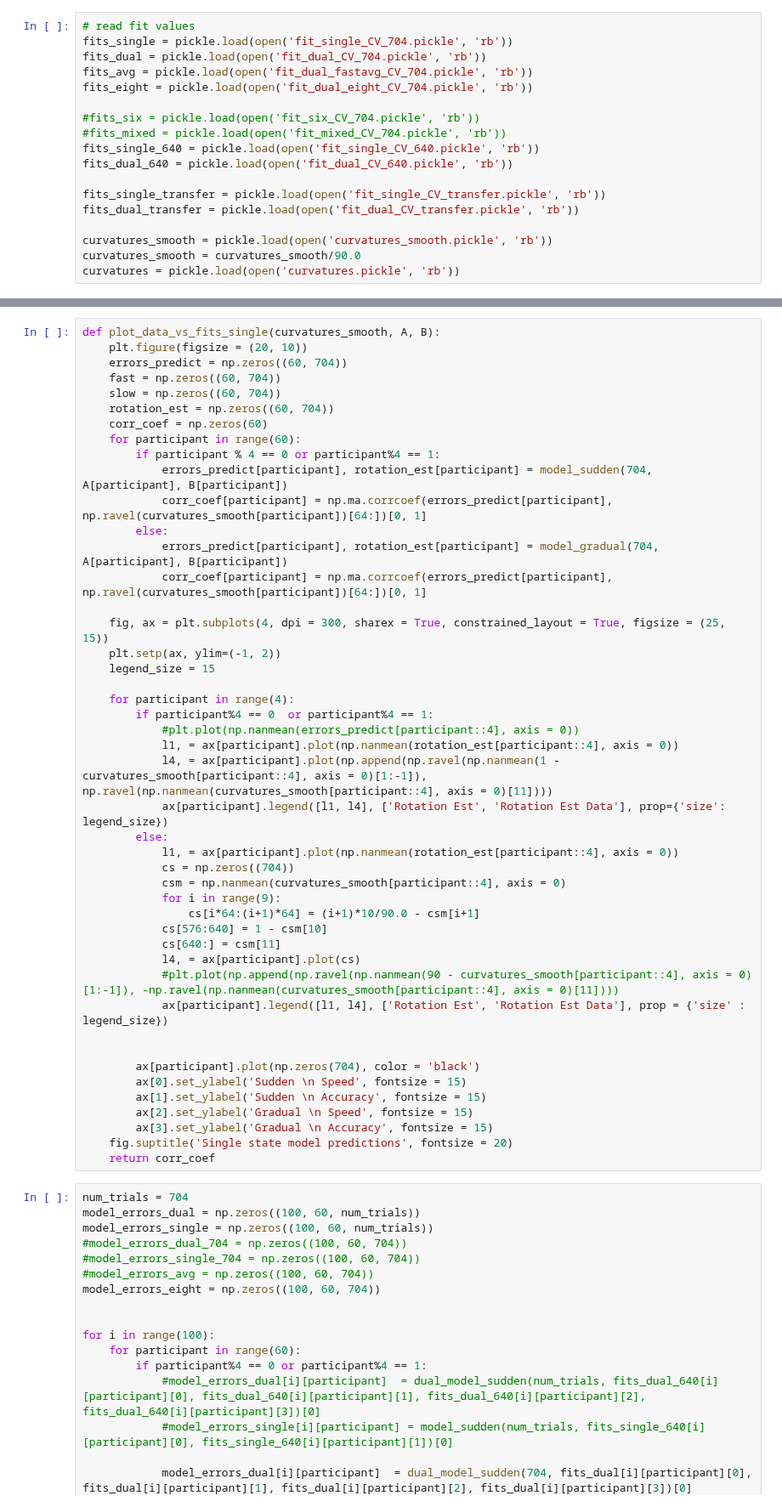
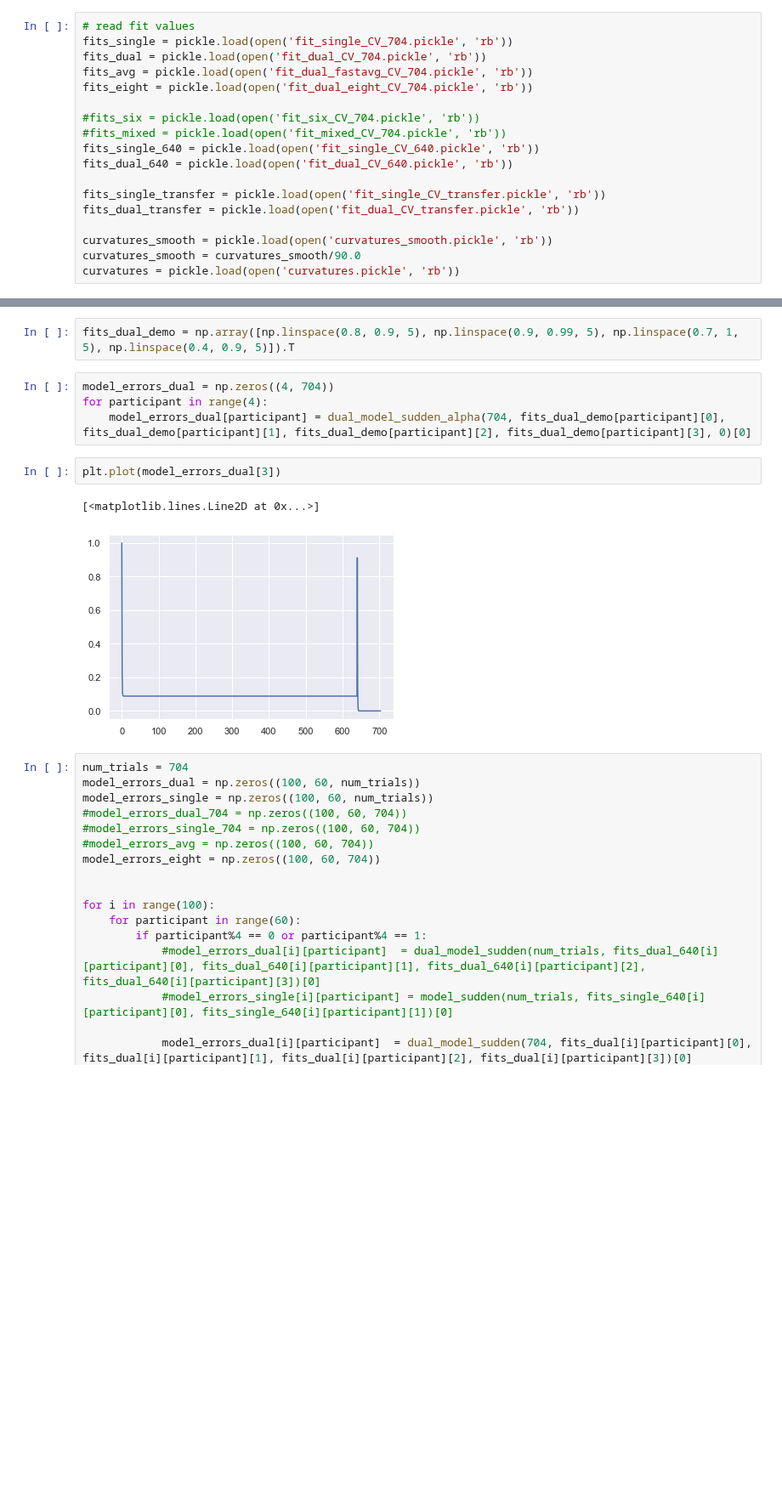
Before and after one commit to tejas-savalia/Lab-Codes, a Jupyter notebook: Psychtoolbox/Visuomotor_Adaptation_Tablet/python_scripts/model_comparisons.ipynb, the cells around one changed output, grey strips where cells are left out. Shown at 85% size. Saved outputs shown, nothing was run; the diff lists cells and outputs as text; blank space fills up the shorter version.

```diff
--- a/Psychtoolbox/Visuomotor_Adaptation_Tablet/python_scripts/model_comparisons.ipynb
+++ b/Psychtoolbox/Visuomotor_Adaptation_Tablet/python_scripts/model_comparisons.ipynb
@@ -88,49 +39,14 @@ def plot_data_vs_fits_dual(curvatures_smooth, Af, Bf, As, Bs):
-# %%
-def plot_data_vs_fits_single(curvatures_smooth, A, B):
-    plt.figure(figsize = (20, 10))
-    errors_predict = np.zeros((60, 704))
-    fast = np.zeros((60, 704))
-    slow = np.zeros((60, 704))
-    rotation_est = np.zeros((60, 704))
-    corr_coef = np.zeros(60)
-    for participant in range(60):
-        if participant % 4 == 0 or participant%4 == 1:
-            errors_predict[participant], rotation_est[participant] = model_sudden(704, A[participant], B[participant])
-            corr_coef[participant] = np.ma.corrcoef(errors_predict[participant], np.ravel(curvatures_smooth[participant])[64:])[0, 1]
-        else:
-            errors_predict[participant], rotation_est[participant] = model_gradual(704, A[participant], B[participant])
-            corr_coef[participant] = np.ma.corrcoef(errors_predict[participant], np.ravel(curvatures_smooth[participant])[64:])[0, 1]
-
-    fig, ax = plt.subplots(4, dpi = 300, sharex = True, constrained_layout = True, figsize = (25, 15))
-    plt.setp(ax, ylim=(-1, 2))
-    legend_size = 15
-
-    for participant in range(4):
-        if participant%4 == 0  or participant%4 == 1:
-            #plt.plot(np.nanmean(errors_predict[participant::4], axis = 0))
-            l1, = ax[participant].plot(np.nanmean(rotation_est[participant::4], axis = 0))
-            l4, = ax[participant].plot(np.append(np.ravel(np.nanmean(1 - curvatures_smooth[participant::4], axis = 0)[1:-1]), np.ravel(np.nanmean(curvatures_smooth[participant::4], axis = 0)[11])))
-            ax[participant].legend([l1, l4], ['Rotation Est', 'Rotation Est Data'], prop={'size': legend_size})
-        else:
-            l1, = ax[participant].plot(np.nanmean(rotation_est[participant::4], axis = 0))
-            cs = np.zeros((704))
-            csm = np.nanmean(curvatures_smooth[participant::4], axis = 0)
-            for i in range(9):
-                cs[i*64:(i+1)*64] = (i+1)*10/90.0 - csm[i+1]
-            cs[576:640] = 1 - csm[10]
-            cs[640:] = csm[11]
-            l4, = ax[participant].plot(cs)
-            #plt.plot(np.append(np.ravel(np.nanmean(90 - curvatures_smooth[participant::4], axis = 0)[1:-1]), -np.ravel(np.nanmean(curvatures_smooth[participant::4], axis = 0)[11])))
-            ax[participant].legend([l1, l4], ['Rotation Est', 'Rotation Est Data'], prop = {'size' : legend_size})
-
-
-        ax[participant].plot(np.zeros(704), color = 'black')
-        ax[0].set_ylabel('Sudden \n Speed', fontsize = 15)
-        ax[1].set_ylabel('Sudden \n Accuracy', fontsize = 15)
-        ax[2].set_ylabel('Gradual \n Speed', fontsize = 15)
-        ax[3].set_ylabel('Gradual \n Accuracy', fontsize = 15)
-    fig.suptitle('Single state model predictions', fontsize = 20)
-    return corr_coef
+# %%
+fits_dual_demo = np.array([np.linspace(0.8, 0.9, 5), np.linspace(0.9, 0.99, 5), np.linspace(0.7, 1, 5), np.linspace(0.4, 0.9, 5)]).T
+# %%
+model_errors_dual = np.zeros((4, 704))
+for participant in range(4):
+    model_errors_dual[participant] = dual_model_sudden_alpha(704, fits_dual_demo[participant][0], fits_dual_demo[participant][1], fits_dual_demo[participant][2], fits_dual_demo[participant][3], 0)[0]
+# %%
+plt.plot(model_errors_dual[3])
+# %% [output]
+[<matplotlib.lines.Line2D at 0x...>]
+[figure, added]
 # %%
 num_trials = 704
 model_errors_dual = np.zeros((100, 60, num_trials))
```
Also changed, not shown: parts of 15 cells of this notebook, 50 other files.
